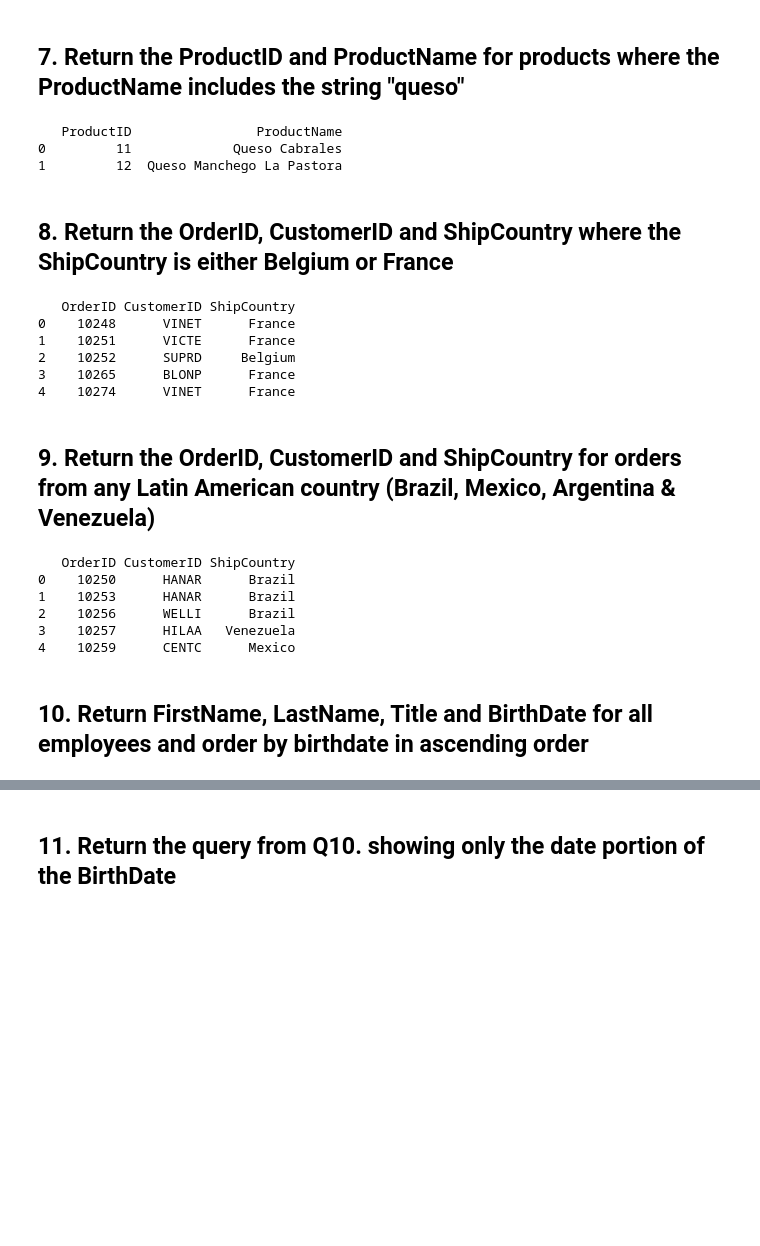
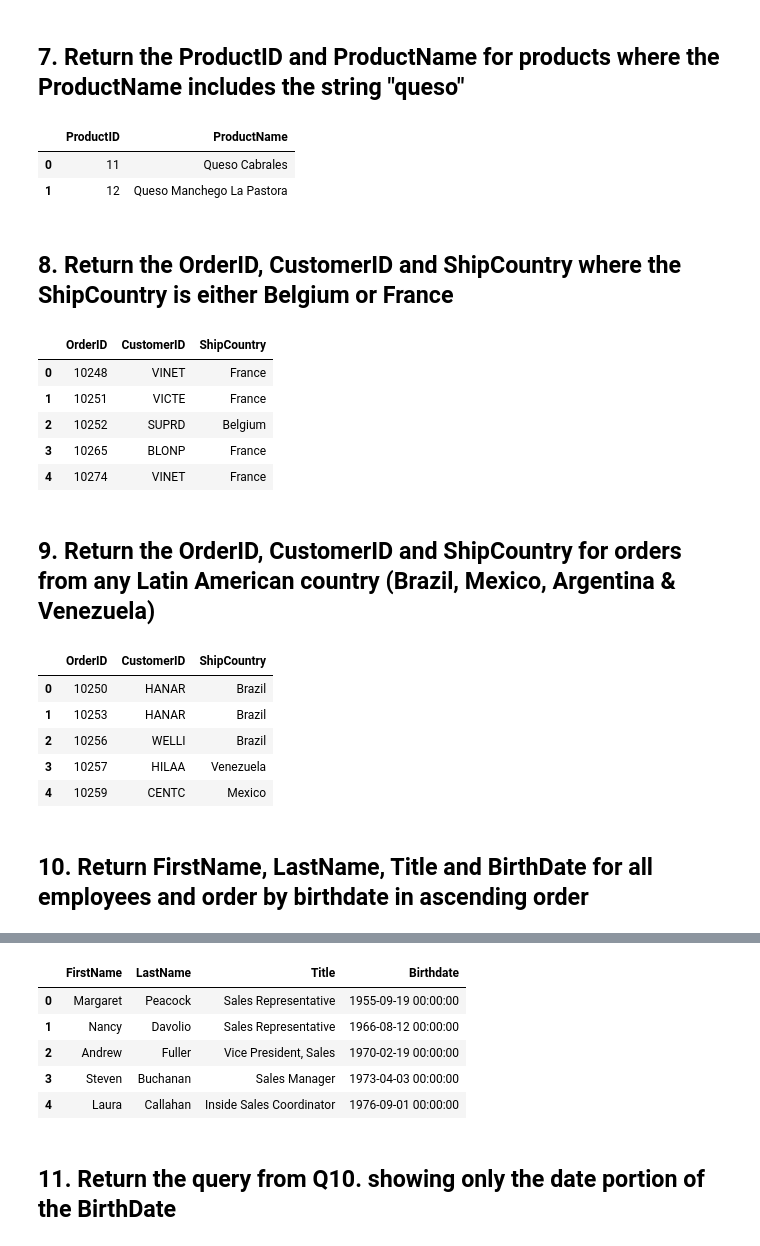
Before and after one commit to caglar-s/SQL-PORTFOLIO-PROJECTS, a Jupyter notebook: SQL Practice Problems.ipynb, the cells around one changed output, grey strips where cells are left out. Drawn from its saved outputs; the diff is of its cells as text; code cells hidden in the pictures; blank space fills up the shorter version.

```diff
--- a/SQL Practice Problems.ipynb
+++ b/SQL Practice Problems.ipynb
@@ -138,5 +138,5 @@ query = """
         WHERE ContactTitle <> 'Marketing Manager' LIMIT 5
 
         """
-print(sqldf(query,locals()))
+sqldf.run(query)
 # %% [output]
@@ -157,11 +157,11 @@ query = """
         WHERE ProductName LIKE '%queso%'
 
         """
-print(sqldf(query,locals()))
+sqldf.run(query)
 # %% [output]
-   ProductID                ProductName
-0         11             Queso Cabrales
-1         12  Queso Manchego La Pastora
+|  | ProductID | ProductName |
+| 0 | 11 | Queso Cabrales |
+| 1 | 12 | Queso Manchego La Pastora |
 # %% [markdown]
 ## 8. Return the OrderID, CustomerID and ShipCountry where the ShipCountry is either Belgium or France
 # %%
@@ -174,14 +174,14 @@ query = """
         WHERE ShipCountry = 'France' OR ShipCountry = 'Belgium' LIMIT 5
 
         """
-print(sqldf(query,locals()))
+sqldf.run(query)
 # %% [output]
-   OrderID CustomerID ShipCountry
-0    10248      VINET      France
-1    10251      VICTE      France
-2    10252      SUPRD     Belgium
-3    10265      BLONP      France
-4    10274      VINET      France
+|  | OrderID | CustomerID | ShipCountry |
+| 0 | 10248 | VINET | France |
+| 1 | 10251 | VICTE | France |
+| 2 | 10252 | SUPRD | Belgium |
+| 3 | 10265 | BLONP | France |
+| 4 | 10274 | VINET | France |
 # %% [markdown]
 ## 9. Return the OrderID, CustomerID and ShipCountry for orders from any Latin American country (Brazil, Mexico, Argentina & Venezuela)
 # %%
@@ -194,14 +194,14 @@ query = """
         WHERE ShipCountry IN ('Brazil','Mexico','Argentina','Venezuela') LIMIT 5
 
         """
-print(sqldf(query,locals()))
+sqldf.run(query)
 # %% [output]
-   OrderID CustomerID ShipCountry
-0    10250      HANAR      Brazil
-1    10253      HANAR      Brazil
-2    10256      WELLI      Brazil
-3    10257      HILAA   Venezuela
-4    10259      CENTC      Mexico
+|  | OrderID | CustomerID | ShipCountry |
+| 0 | 10250 | HANAR | Brazil |
+| 1 | 10253 | HANAR | Brazil |
+| 2 | 10256 | WELLI | Brazil |
+| 3 | 10257 | HILAA | Venezuela |
+| 4 | 10259 | CENTC | Mexico |
 # %% [markdown]
 ## 10. Return FirstName, LastName, Title and BirthDate for all employees and order by birthdate in ascending order
 # %%
@@ -212,8 +212,8 @@ query = """
             Title,
             BirthDate
         FROM Employees
-        ORDER BY BirthDate
+        ORDER BY BirthDate limit 5
 
         """
-print(sqldf(query,locals()))
+sqldf.run(query)
 # %% [output]
@@ -230,3 +220,9 @@ print(sqldf(query,locals()))
+|  | FirstName | LastName | Title | Birthdate |
+| 0 | Margaret | Peacock | Sales Representative | 1955-09-19 00:00:00 |
+| 1 | Nancy | Davolio | Sales Representative | 1966-08-12 00:00:00 |
+| 2 | Andrew | Fuller | Vice President, Sales | 1970-02-19 00:00:00 |
+| 3 | Steven | Buchanan | Sales Manager | 1973-04-03 00:00:00 |
+| 4 | Laura | Callahan | Inside Sales Coordinator | 1976-09-01 00:00:00 |
 # %% [markdown]
 ## 11. Return the query from Q10. showing only the date portion of the BirthDate
 # %%
```
Also changed, not shown: parts of 32 cells of this notebook.
